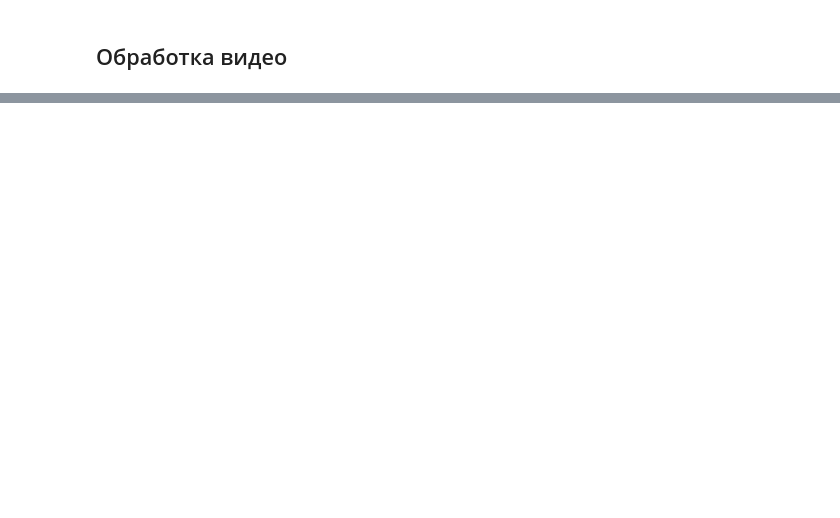
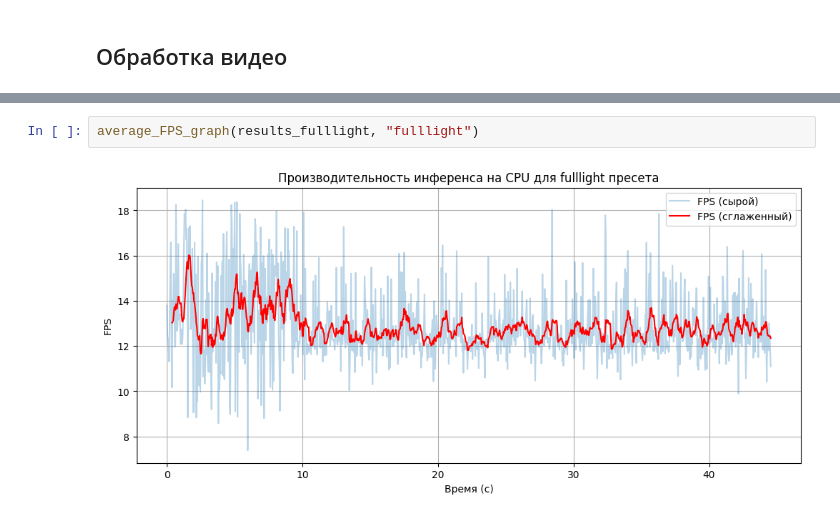
Before and after one commit to Get-My-Money/Methodology_Article, a Jupyter notebook: yolo_openvino_benchmark.ipynb, the cells around one changed output, grey strips where cells are left out. Cells and saved outputs as stored; diff of their text form; blank space fills up the shorter version.

```diff
--- a/yolo_openvino_benchmark.ipynb
+++ b/yolo_openvino_benchmark.ipynb
@@ -166,0 +193,4 @@ plt.show()
+# %%
+average_FPS_graph(results_fulllight, "fulllight")
+# %% [output]
+[figure, added]
```
Also changed, not shown: parts of 14 cells of this notebook, 4 other files.
